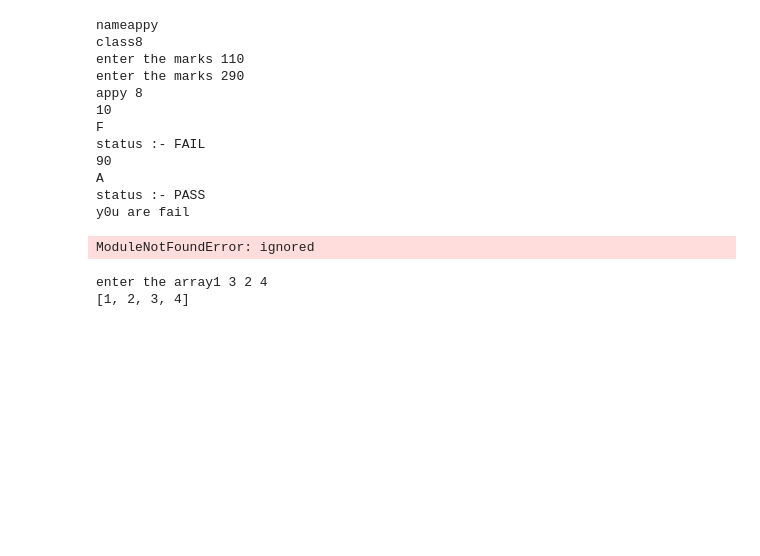
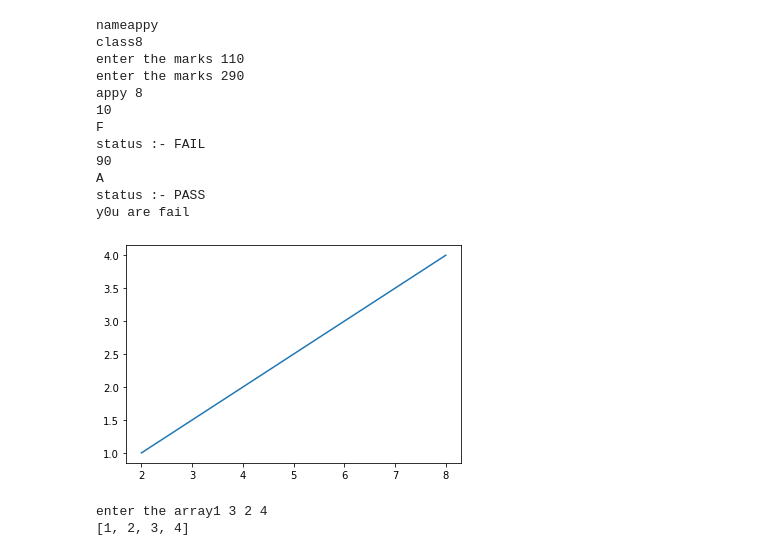
Before and after one commit to dhruvsaxena11/Dhruv-Saxena, a Jupyter notebook: my_prac1.ipynb, the cells around one changed output. Cells and saved outputs as stored; diff of their text form; code cells hidden in the pictures; blank space fills up the shorter version.

```diff
--- a/my_prac1.ipynb
+++ b/my_prac1.ipynb
@@ -60,21 +60,15 @@ y0u are fail
 # %%
 import pandas as pd
 import matplotlib.pyplot as pl
-from Tkinter import *
+
 
 a=[1,2,3,4]
 b=[2,4,6,8]
 abc=pl.plot(b,a)
 pl.savefig("ans2.png")
 pl.show()
-root=Tk()
-wn=root.geometry("500x500")
-photo=PhotoImage(file="ans2.png")
-label1=Label(image=photo)
-label1.pack()
-root.mainloop()
 # %% [output]
-ModuleNotFoundError: ignored
+[figure, added]
 # %%
 a=list(map(int,input("enter the array").split()))
 b=len(a)
```
